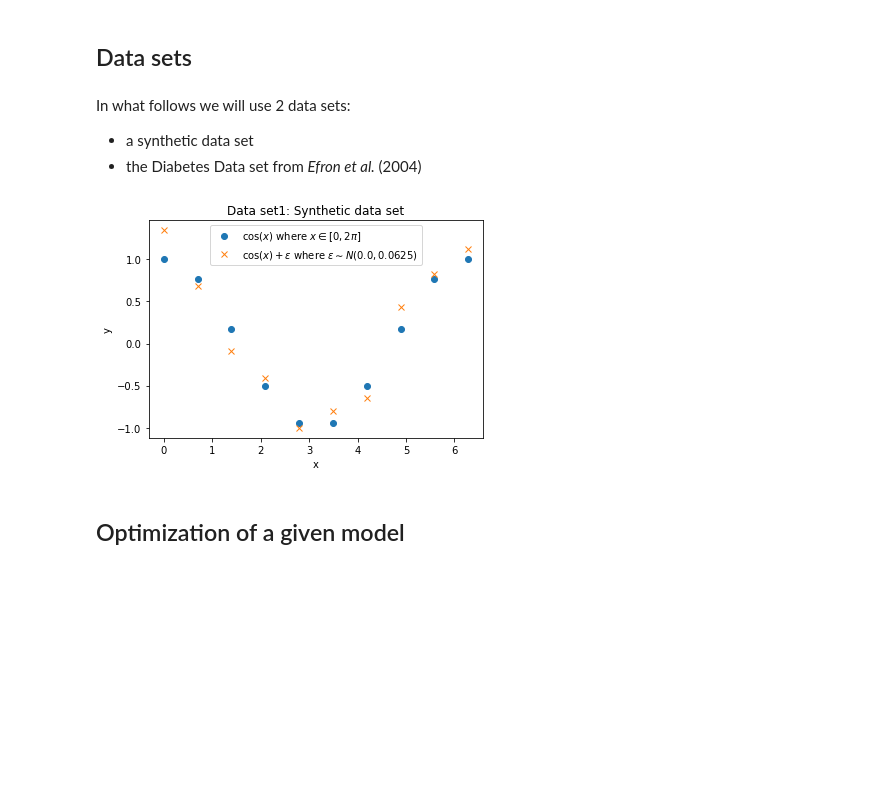
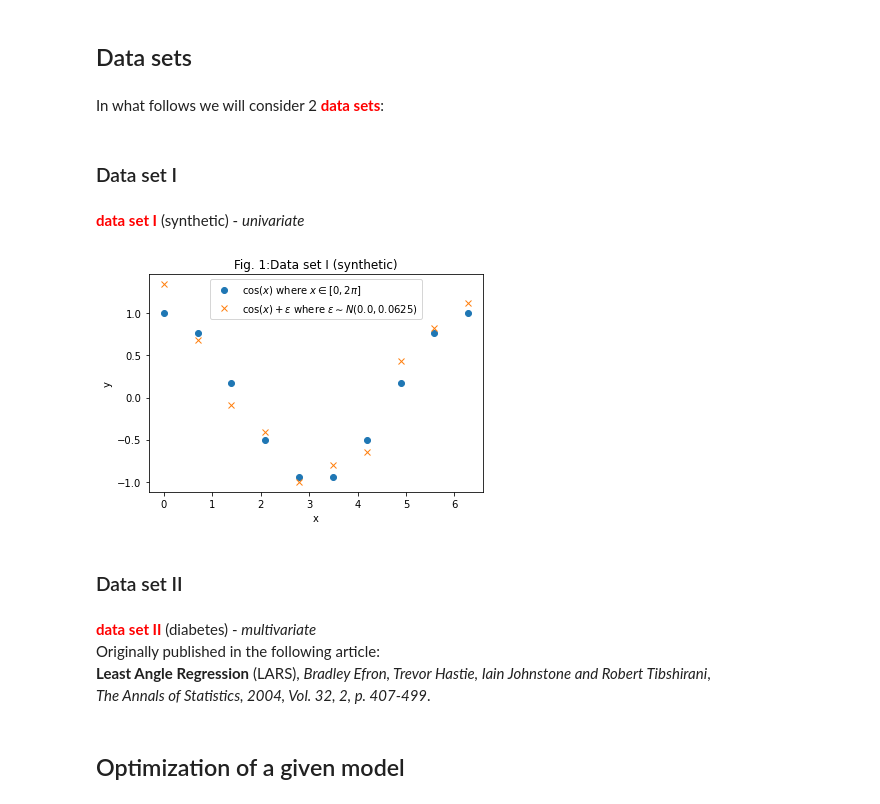
Before and after one commit to wcardoen/ml, a Jupyter notebook: LinearRegression.ipynb, the cells around one changed output. Cells and saved outputs as stored; diff of their text form; code cells hidden in the pictures; blank space fills up the shorter version.

```diff
--- a/LinearRegression.ipynb
+++ b/LinearRegression.ipynb
@@ -15,30 +15,53 @@ import matplotlib.pyplot as plt
 # %% [markdown]
 ## Data sets
 # %% [markdown]
-In what follows we will use 2 data sets:
-
-* a synthetic data set
-* the Diabetes Data set from *Efron et al.* (2004)
+In what follows we will consider 2 <font color="red"><b>data sets</b></font>:
+# %% [markdown]
+### Data set I
+# %% [markdown]
+<font color="red"><b>data set I</b></font> (synthetic) - *univariate*
 # %%
-# DATA SET 1:
+# DATA SET I:
 MEAN=0.0
 SD=0.25 # Sigma^2=0.0625
 SZ=10
-x=np.linspace(0.0, 2.0*np.pi, num=SZ)
+START=0.0
+END=2.0*np.pi
+x=np.linspace(START, END, num=SZ)
 rnd.seed(seed=2505) # To make data reproducible
 noise=rnd.normal(loc=MEAN, scale=SD, size=SZ)
 y1=np.cos(x)
 y=y1 + noise
 
 plt.plot(x,y1,'o',label=r'$\cos(x)$ where $x \in [0,2\pi]$')
 plt.plot(x,y,'x',label=r'$\cos(x)+\epsilon$ where $ \epsilon \sim N(0.0,0.0625)$ ')
 plt.xlabel("x")
 plt.ylabel("y")
 plt.legend()
-plt.title(r'Data set1: Synthetic data set')
+plt.title(r'Fig. 1:Data set I (synthetic)')
 plt.show()
+
+# Extra points from the same analytical set (for subsequent tests)
+SZ2=10000
+x2 = np.linspace(START, END, num=SZ2)
+rnd.seed(seed=27)
+noise2=rnd.normal(loc=MEAN, scale=SD, size=SZ2)
+y2=np.cos(x2) + noise2
+
+NUM_TEST2=20
+ind_test = sorted(rnd.choice(np.arange(SZ2), NUM_TEST2, replace=False ))
+x_test = x2[ind_test]
+y_test = y2[ind_test]
 # %% [output]
-[figure, old version]
+[figure, new version]
+# %% [markdown]
+### Data set II
+# %% [markdown]
+<font color="red"><b>data set II</b></font> (diabetes) - *multivariate* <br>
+Originally published in the following article:<br>
+**Least Angle Regression** (LARS),
+*Bradley Efron, Trevor Hastie, Iain Johnstone and Robert Tibshirani*,<br>
+*The Annals of Statistics, 2004, Vol. 32, 2, p. 407-499*.
 # %% [markdown]
 ## Optimization of a given model
 # %% [markdown]
```
Also changed, not shown: parts of 28 cells of this notebook.
